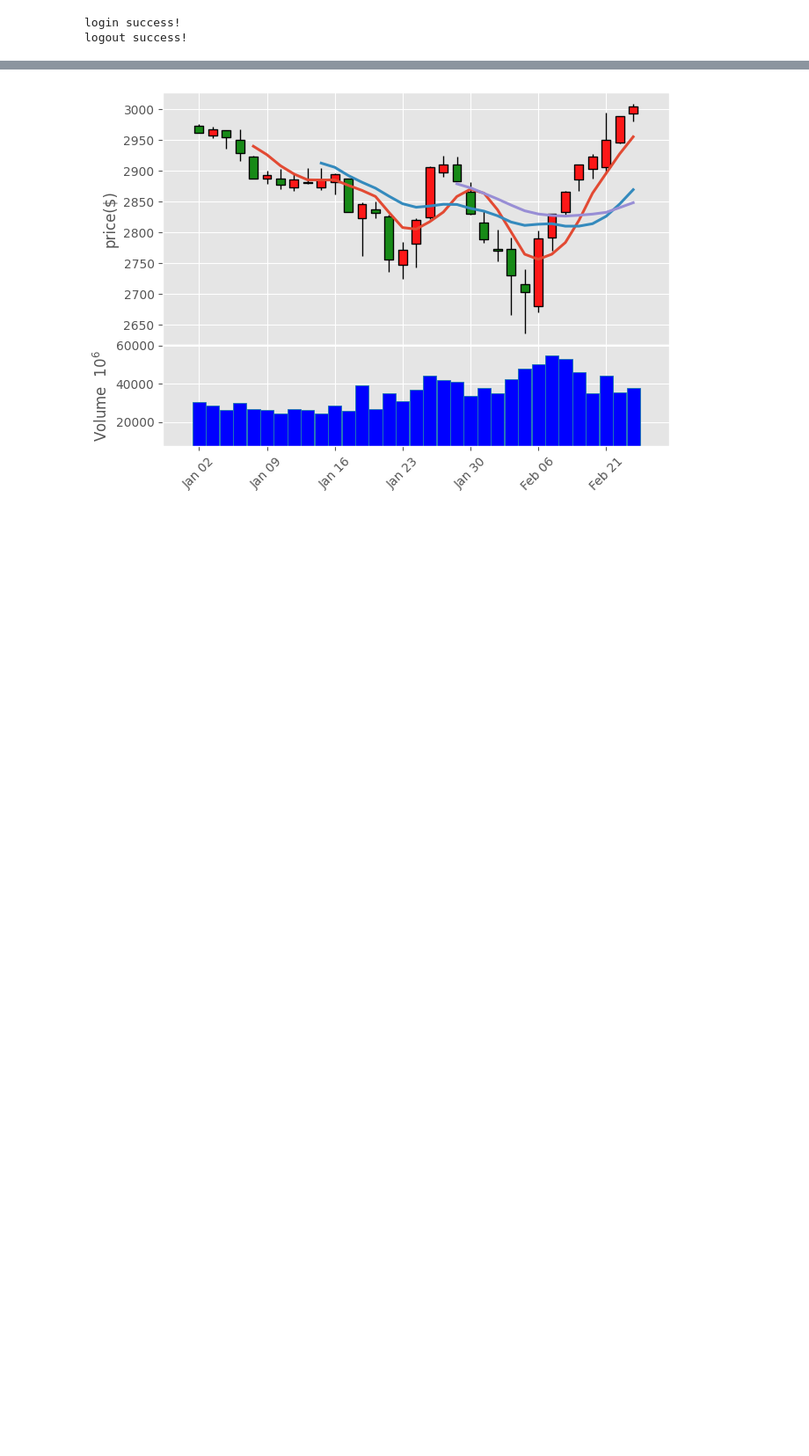
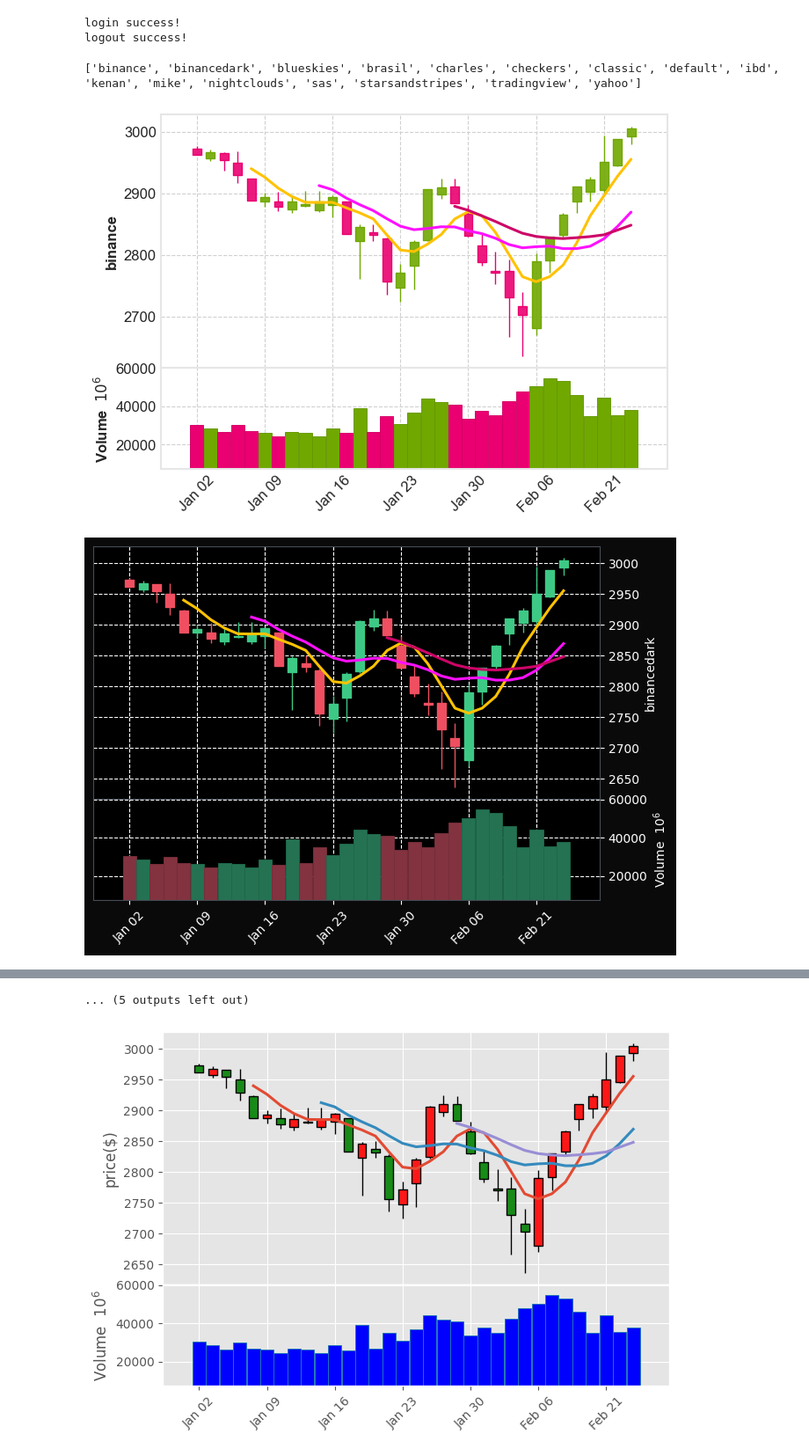
Before and after one commit to Ted88368/quant_in_action, a Jupyter notebook: quick_start/05_蜡烛图.ipynb, the cells around one changed output, grey strips where cells are left out. Shown at 88% size. Drawn from its saved outputs; the diff is of its cells as text; code cells hidden in the pictures; blank space fills up the shorter version.

```diff
--- a/quick_start/05_蜡烛图.ipynb
+++ b/quick_start/05_蜡烛图.ipynb
@@ -40,3 +40,15 @@ df
 
 # 设置蜡烛图数据
 ohlc = df[['open', 'high', 'low', 'close','volume']]
+# %%
+# 获取可以用的K线类型
+styples = mpf.available_styles()
+print(styples)
+
+for stple in styples:
+    # 绘制蜡烛图
+    mpf.plot(ohlc, type='candle', style=stple, mav=(5,10,20), volume=True,  ylabel=stple)
+# %% [output]
+['binance', 'binancedark', 'blueskies', 'brasil', 'charles', 'checkers', 'classic', 'default', 'ibd', 'kenan', 'mike', 'nightclouds', 'sas', 'starsandstripes', 'tradingview', 'yahoo']
+[figure, added]
+[figure, added]
@@ -43,3 +64,4 @@ ohlc = df[['open', 'high', 'low', 'close','volume']]
+... (5 outputs left out)
 # %%
 
 # 调用make_marketcolors函数，定义K线颜色
```
Also changed, not shown: parts of 1 cell of this notebook.
